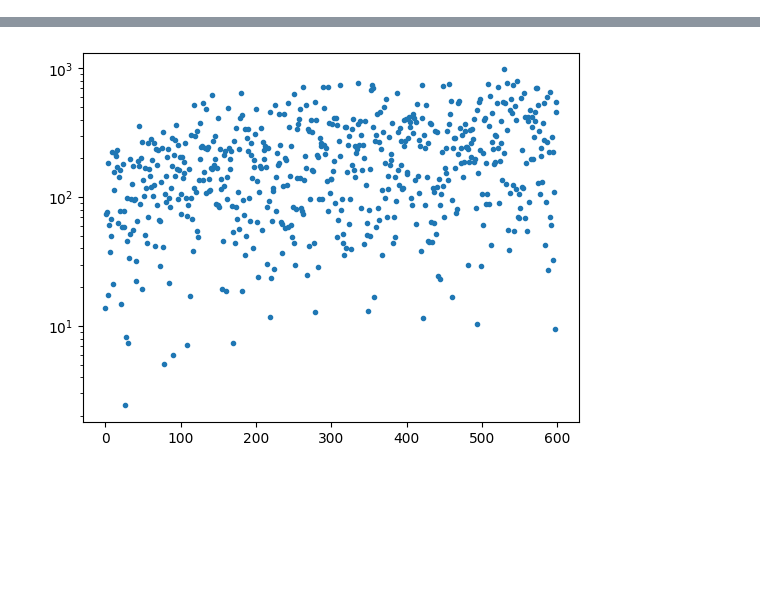
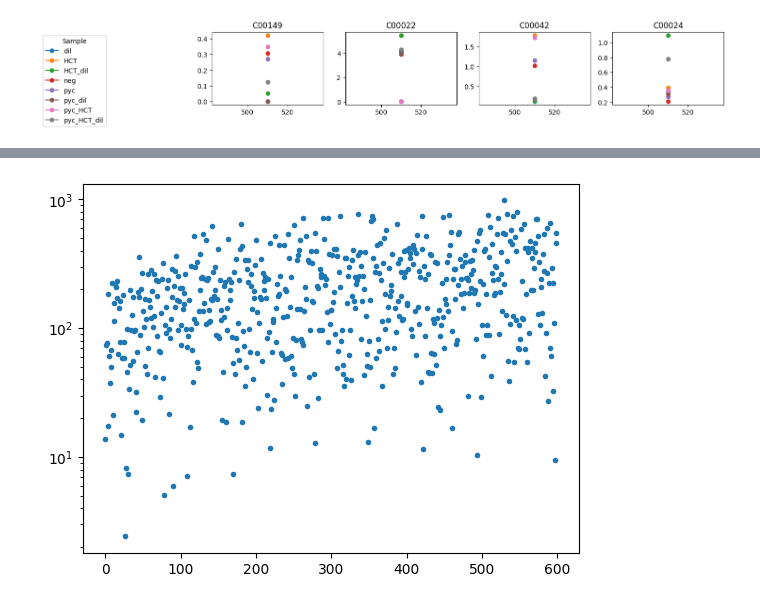
Before and after one commit to carothersresearch/ECFERS, a Jupyter notebook: run_fit_data.ipynb, the cells around one changed output, grey strips where cells are left out. Cells and saved outputs as stored; diff of their text form; code cells hidden in the pictures; blank space fills up the shorter version.

```diff
--- a/run_fit_data.ipynb
+++ b/run_fit_data.ipynb
@@ -33,0 +60,48 @@ plt.legend(metadata['sample_labels'],bbox_to_anchor=(-4.65, 1), loc='upper left'
+# %%
+# get data and metadata for experiment
+with open('data/231212_pyc_HANDMIX/simulation_ready.pkl', 'rb') as f:
+    simulation_ready = pickle.load(f)
+    init_concentrations_231212 = simulation_ready['init_concentrations']
+    metadata_231212 = simulation_ready['metadata']
+    measurements_231212 = simulation_ready['measurements']
+
+init_concentrations_231212 = {k0:{k.replace('_hct', 'HCT'):v for k,v in v0.items()} for k0, v0 in init_concentrations_231212.items()}
+enzyme_labels = {'Mdh':'EC11137','Pyc':'EC6411', 'Fdh':'EC11719','EC117984':'EC11719'}
+init_concentrations_231212 = {k0:{enzyme_labels[k] if k in enzyme_labels.keys() else k:v for k,v in v0.items()} for k0, v0 in init_concentrations_231212.items()}
+init_concentrations_231212 = {k0:{k: 0 if ('EC' in k and np.isnan(v)) else v for k,v in v0.items()} for k0, v0 in init_concentrations_231212.items()}
+
+for k,v in init_concentrations_231212.items():
+    if 'pyc' in k:
+        init_concentrations_231212[k]['EC11137'] = 1
+        init_concentrations_231212[k]['EC11719'] = 1
+        init_concentrations_231212[k]['EC6411'] = 5
+
+measurements_231212['HCT_dil'][0] = measurements_231212['pyc_HCT_dil'][0]/2.508
+fudge_factors_231212 = {k:v for k,v in zip(metadata_231212['sample_labels'],[1,2.517770176,6.201586397,2.755515115,2.889987546,1,2.647939175,6.20344567])} # to mM in figure
+for s in metadata_231212['sample_labels']:
+    measurements_231212[s][0] = measurements_231212[s][0]*fudge_factors_231212[s]
+
+# thinking zeros may be driving the error up
+for k,v in measurements_231212.items():
+    v[v < 10E-4] = 10E-5
+    measurements_231212[k] = v
+    measurements_231212[k] = np.expand_dims(measurements_231212[k],0)
+
+plt.figure(figsize=(14,2))
+for s in metadata_231212['sample_labels']:
+    metadata_231212['timepoints'][s] = metadata_231212['timepoints'][s] + 30*60.0
+    for i,m in enumerate(metadata_231212['measurement_labels']):
+        plt.subplot(1,len(metadata_231212['measurement_labels']),i+1)
+        plt.plot(metadata_231212['timepoints'][s]/60, measurements_231212[s][:,i],'-o')
+        plt.title(m)
+plt.legend(metadata_231212['sample_labels'],bbox_to_anchor=(-5.15, 1), loc='upper left', title='Sample')
+
+# define variables that don't change during fitting, but could be different across samples
+# (dilution factor, biosynthesis metabolites, which enzymes are present)
+variables_231212 = {}
+for s in metadata_231212['sample_labels']:
+    variables_231212[s] = {'dilution_factor':1/metadata_231212['dilution_factor'][s]}
+    variables_231212[s] = {**variables_231212[s] , **{p:1 for p in r.getGlobalParameterIds() if 'p_EC' in p}}
+    variables_231212[s] = {**variables_231212[s] , **init_concentrations_231212[s]}
+# %% [output]
+[figure, added]
```
Also changed, not shown: parts of 27 cells of this notebook, 8 other files.
